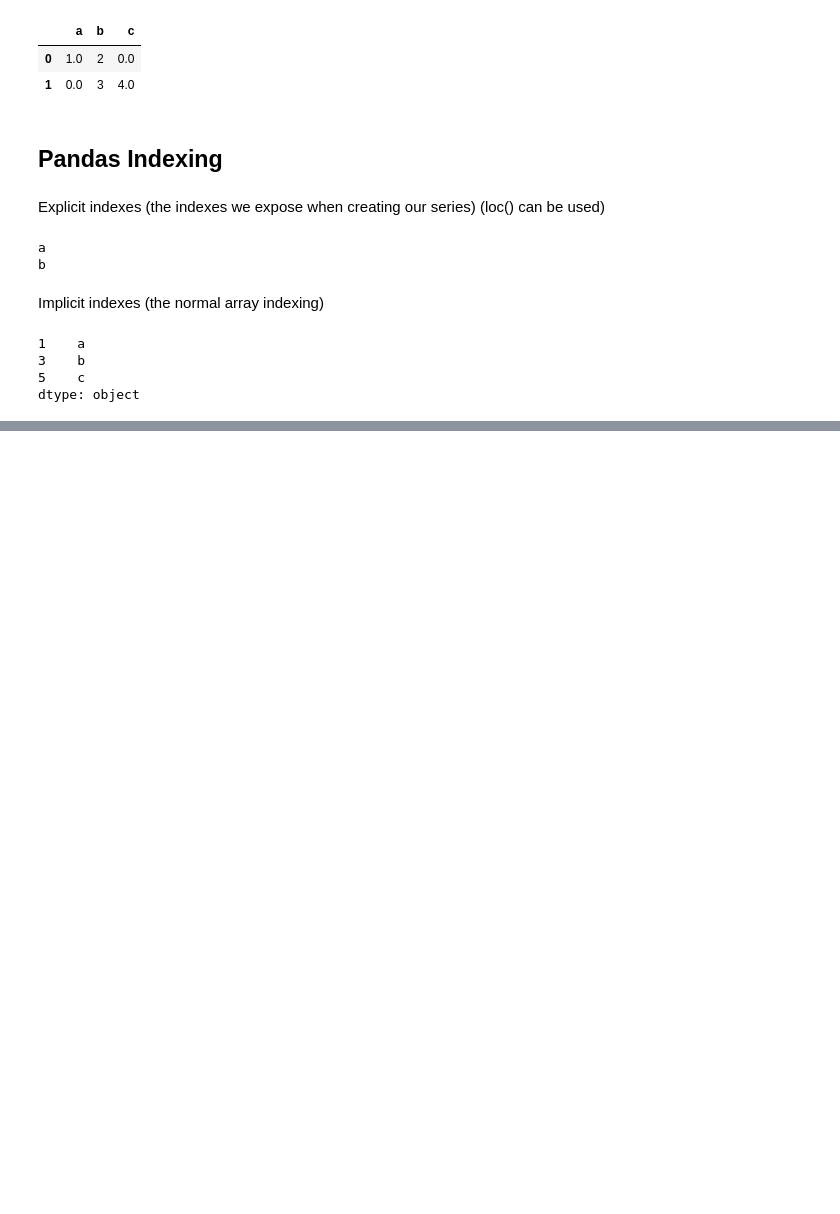
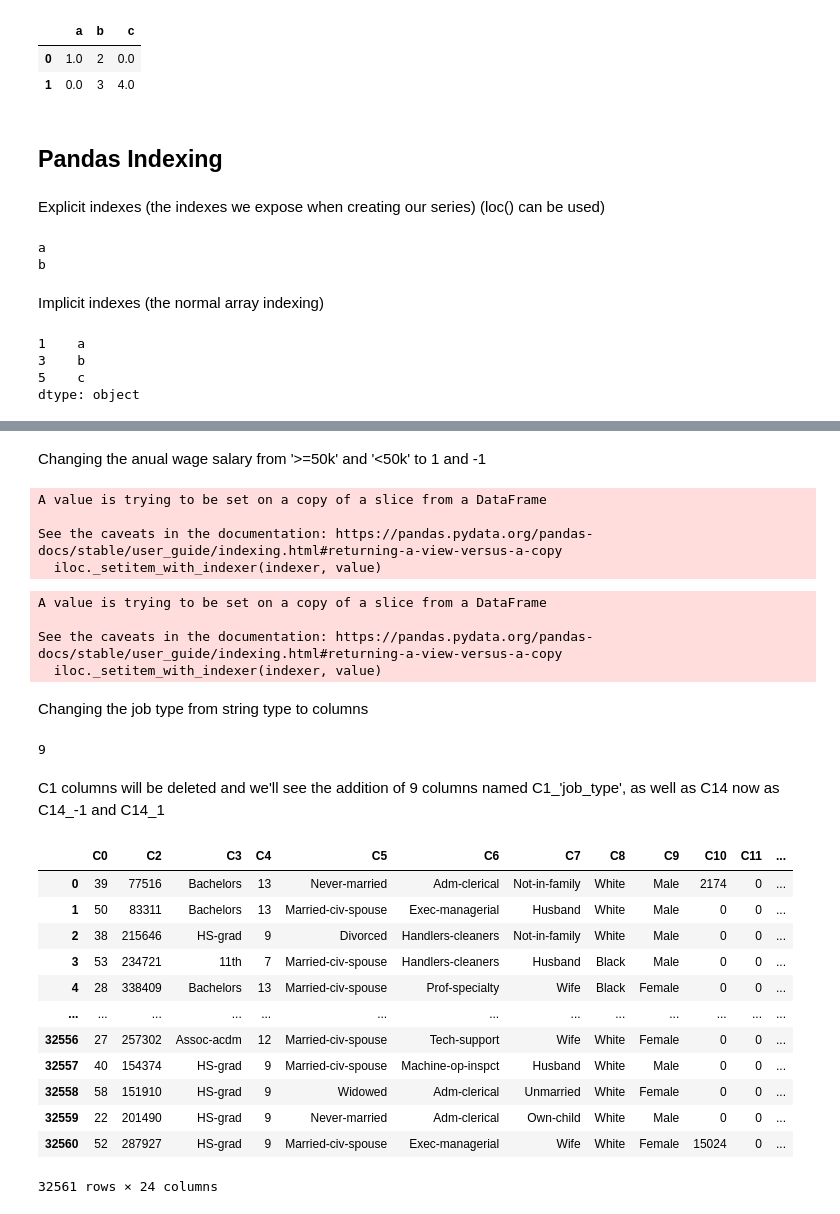
Before and after one commit to tarsojabbes/data-visualization, a Jupyter notebook: Pandas.ipynb, the cells around one changed output, grey strips where cells are left out. Saved outputs shown, nothing was run; the diff lists cells and outputs as text; code cells hidden in the pictures; blank space fills up the shorter version.

Commit message:
Pandas practice

```diff
--- a/Pandas.ipynb
+++ b/Pandas.ipynb
@@ -109,0 +133,2 @@ dtype: object
+# %% [markdown]
+Changing the anual wage salary from '>=50k' and '<50k' to 1 and -1
@@ -109,0 +137,42 @@ dtype: object
+# %%
+idx = data['C14']==label[0]
+# %%
+data['C14'].loc[idx] = -1
+# %% [output]
+A value is trying to be set on a copy of a slice from a DataFrame
+
+See the caveats in the documentation: https://pandas.pydata.org/pandas-docs/stable/user_guide/indexing.html#returning-a-view-versus-a-copy
+  iloc._setitem_with_indexer(indexer, value)
+# %%
+data['C14'].loc[~idx] = 1
+# %% [output]
+A value is trying to be set on a copy of a slice from a DataFrame
+
+See the caveats in the documentation: https://pandas.pydata.org/pandas-docs/stable/user_guide/indexing.html#returning-a-view-versus-a-copy
+  iloc._setitem_with_indexer(indexer, value)
+# %% [markdown]
+Changing the job type from string type to columns
+# %%
+data['C1'].unique().size # We have 9 different job types
+# %% [output]
+9
+# %%
+data = pd.get_dummies(data, columns = ['C1', 'C14'])
+# %% [markdown]
+C1 columns will be deleted and we'll see the addition of 9 columns named C1_'job_type', as well as C14 now as C14_-1 and C14_1
+# %%
+data
+# %% [output]
+|  | C0 | C2 | C3 | C4 | C5 | C6 | C7 | C8 | C9 | C10 | C11 | ... |
+| 0 | 39 | 77516 | Bachelors | 13 | Never-married | Adm-clerical | Not-in-family | White | Male | 2174 | 0 | ... |
+| 1 | 50 | 83311 | Bachelors | 13 | Married-civ-spouse | Exec-managerial | Husband | White | Male | 0 | 0 | ... |
+| 2 | 38 | 215646 | HS-grad | 9 | Divorced | Handlers-cleaners | Not-in-family | White | Male | 0 | 0 | ... |
+| 3 | 53 | 234721 | 11th | 7 | Married-civ-spouse | Handlers-cleaners | Husband | Black | Male | 0 | 0 | ... |
+| 4 | 28 | 338409 | Bachelors | 13 | Married-civ-spouse | Prof-specialty | Wife | Black | Female | 0 | 0 | ... |
+| ... | ... | ... | ... | ... | ... | ... | ... | ... | ... | ... | ... | ... |
+| 32556 | 27 | 257302 | Assoc-acdm | 12 | Married-civ-spouse | Tech-support | Wife | White | Female | 0 | 0 | ... |
+| 32557 | 40 | 154374 | HS-grad | 9 | Married-civ-spouse | Machine-op-inspct | Husband | White | Male | 0 | 0 | ... |
+| 32558 | 58 | 151910 | HS-grad | 9 | Widowed | Adm-clerical | Unmarried | White | Female | 0 | 0 | ... |
+| 32559 | 22 | 201490 | HS-grad | 9 | Never-married | Adm-clerical | Own-child | White | Male | 0 | 0 | ... |
+| 32560 | 52 | 287927 | HS-grad | 9 | Married-civ-spouse | Exec-managerial | Wife | White | Female | 15024 | 0 | ... |
+32561 rows × 24 columns
```
Also changed, not shown: parts of 6 cells of this notebook.
